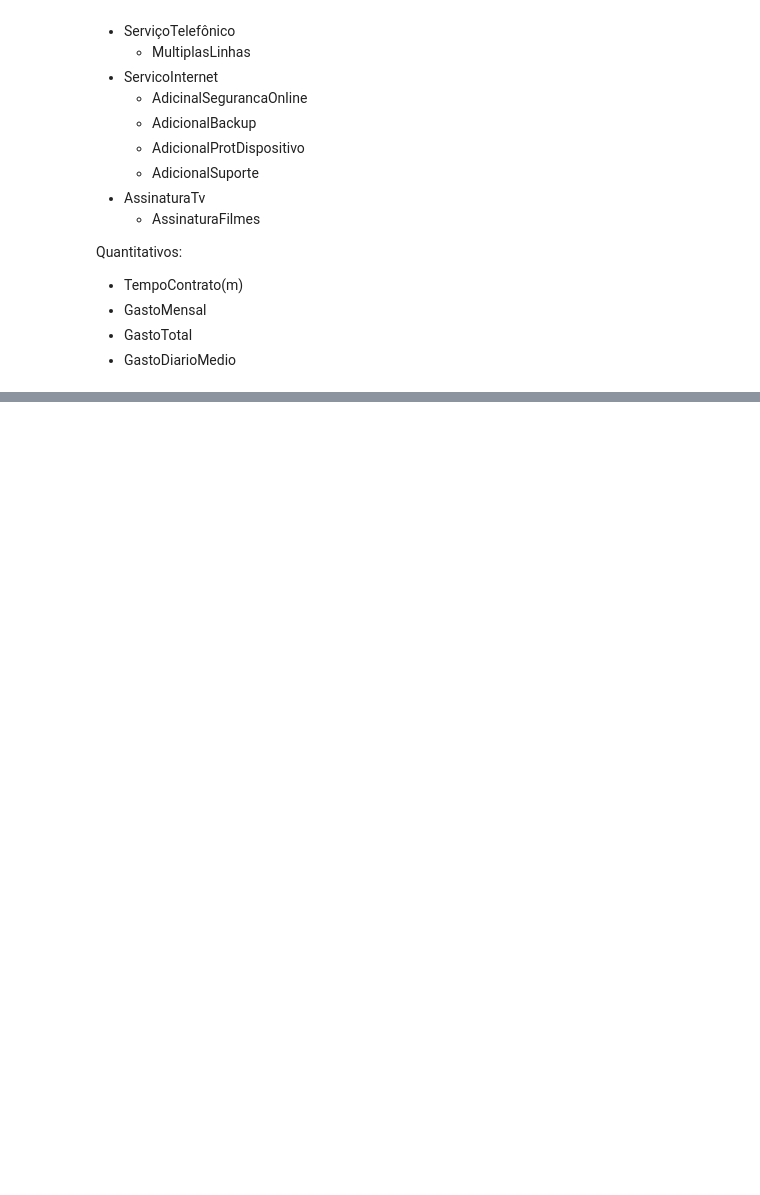
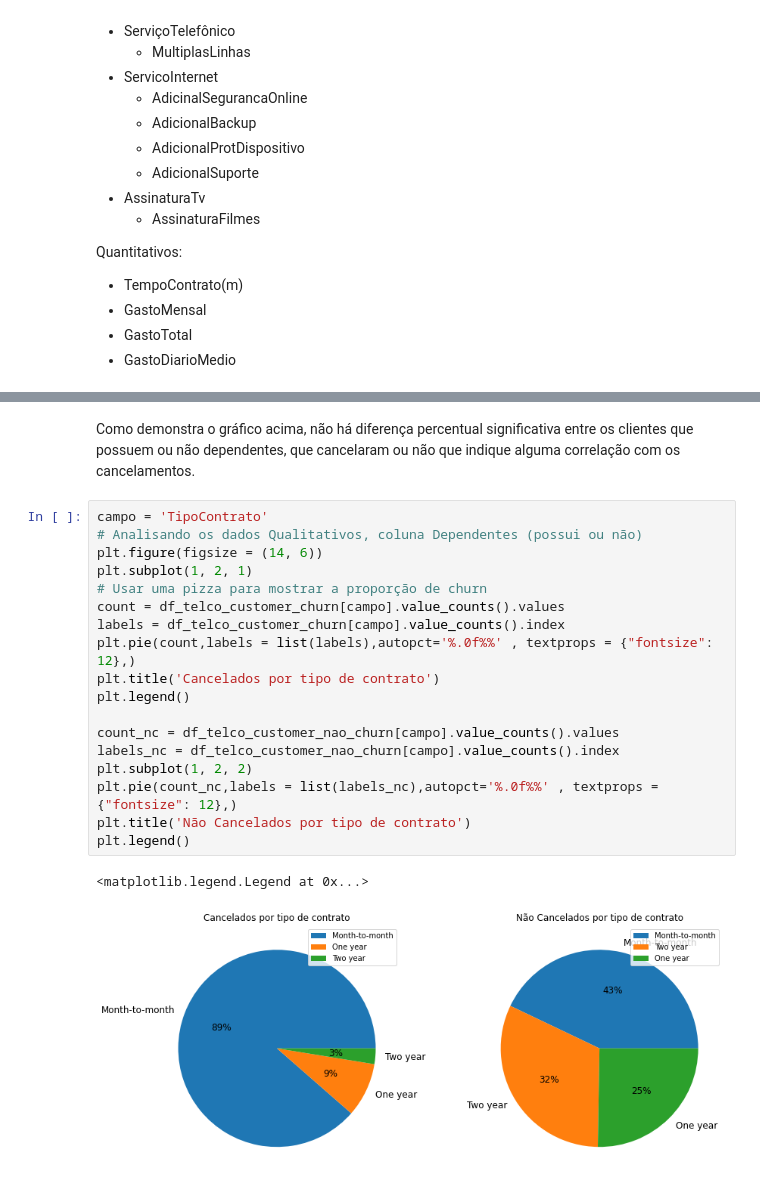
Before and after one commit to SilvioCSOliveira/ChallengeDataScience2022AluraVoz, a Jupyter notebook: Semana2.ipynb, the cells around one changed output, grey strips where cells are left out. Drawn from its saved outputs; the diff is of its cells as text; blank space fills up the shorter version.

```diff
--- a/Semana2.ipynb
+++ b/Semana2.ipynb
@@ -185,0 +157,23 @@ fig.show()
+# %% [markdown]
+Como demonstra o gráfico acima, não há diferença percentual significativa entre os clientes que possuem ou não dependentes, que cancelaram ou não que indique alguma correlação com os cancelamentos.
+# %%
+campo = 'TipoContrato'
+# Analisando os dados Qualitativos, coluna Dependentes (possui ou não)
+plt.figure(figsize = (14, 6))
+plt.subplot(1, 2, 1)
+# Usar uma pizza para mostrar a proporção de churn
+count = df_telco_customer_churn[campo].value_counts().values
+labels = df_telco_customer_churn[campo].value_counts().index
+plt.pie(count,labels = list(labels),autopct='%.0f%%' , textprops = {"fontsize": 12},)
+plt.title('Cancelados por tipo de contrato')
+plt.legend()
+
+count_nc = df_telco_customer_nao_churn[campo].value_counts().values
+labels_nc = df_telco_customer_nao_churn[campo].value_counts().index
+plt.subplot(1, 2, 2)
+plt.pie(count_nc,labels = list(labels_nc),autopct='%.0f%%' , textprops = {"fontsize": 12},)
+plt.title('Não Cancelados por tipo de contrato')
+plt.legend()
+# %% [output]
+<matplotlib.legend.Legend at 0x...>
+[figure, added]
```
Also changed, not shown: parts of 15 cells of this notebook.
